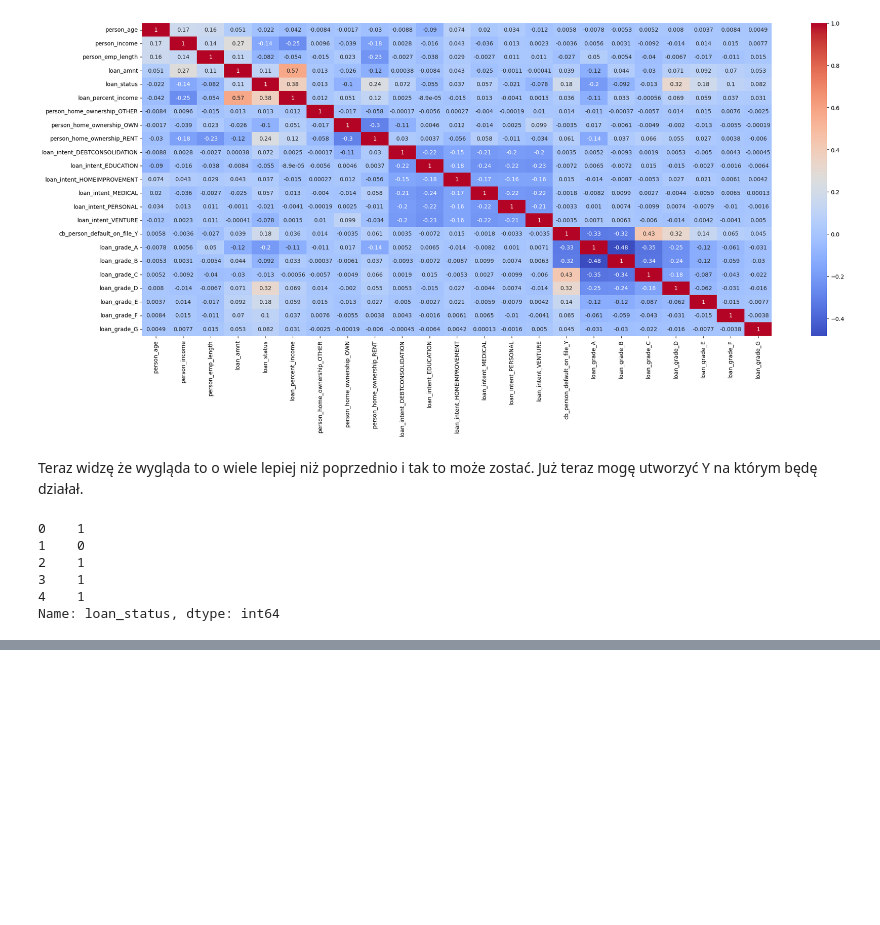
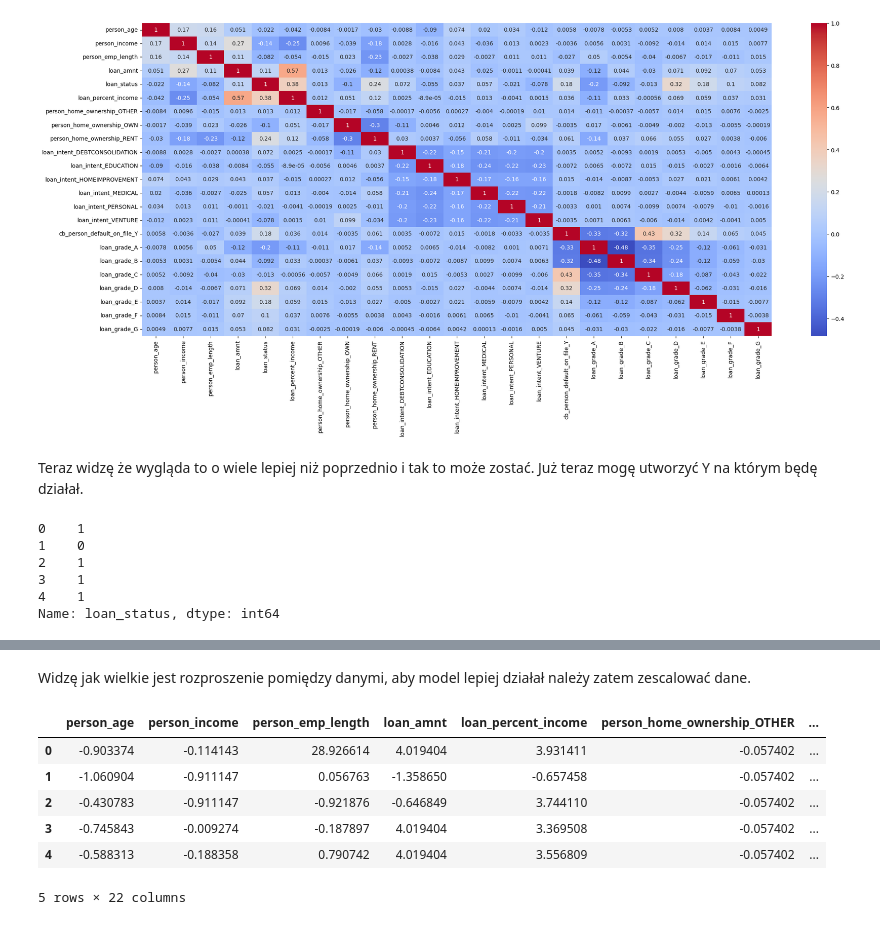
Before and after one commit to WiktorMatla/Przygotowanie_do_rozmowy_rekrutacyjnej, a Jupyter notebook: Przygotowanie_do_rozmowy.ipynb, the cells around one changed output, grey strips where cells are left out. Drawn from its saved outputs; the diff is of its cells as text; code cells hidden in the pictures; blank space fills up the shorter version.

```diff
--- a/Przygotowanie_do_rozmowy.ipynb
+++ b/Przygotowanie_do_rozmowy.ipynb
@@ -144,0 +179,15 @@ Name: loan_status, dtype: int64
+# %% [markdown]
+Widzę jak wielkie jest rozproszenie pomiędzy danymi, aby model lepiej działał należy zatem zescalować dane.
+# %%
+scaler = StandardScaler()
+X_scaled = scaler.fit_transform(X)
+X=pd.DataFrame(X_scaled, columns=[col for col in X.columns])
+X.head()
+# %% [output]
+|  | person_age | person_income | person_emp_length | loan_amnt | loan_percent_income | person_home_ownership_OTHER | ... |
+| 0 | -0.903374 | -0.114143 | 28.926614 | 4.019404 | 3.931411 | -0.057402 | ... |
+| 1 | -1.060904 | -0.911147 | 0.056763 | -1.358650 | -0.657458 | -0.057402 | ... |
+| 2 | -0.430783 | -0.911147 | -0.921876 | -0.646849 | 3.744110 | -0.057402 | ... |
+| 3 | -0.745843 | -0.009274 | -0.187897 | 4.019404 | 3.369508 | -0.057402 | ... |
+| 4 | -0.588313 | -0.188358 | 0.790742 | 4.019404 | 3.556809 | -0.057402 | ... |
+5 rows × 22 columns
```
Also changed, not shown: parts of 4 cells of this notebook.
